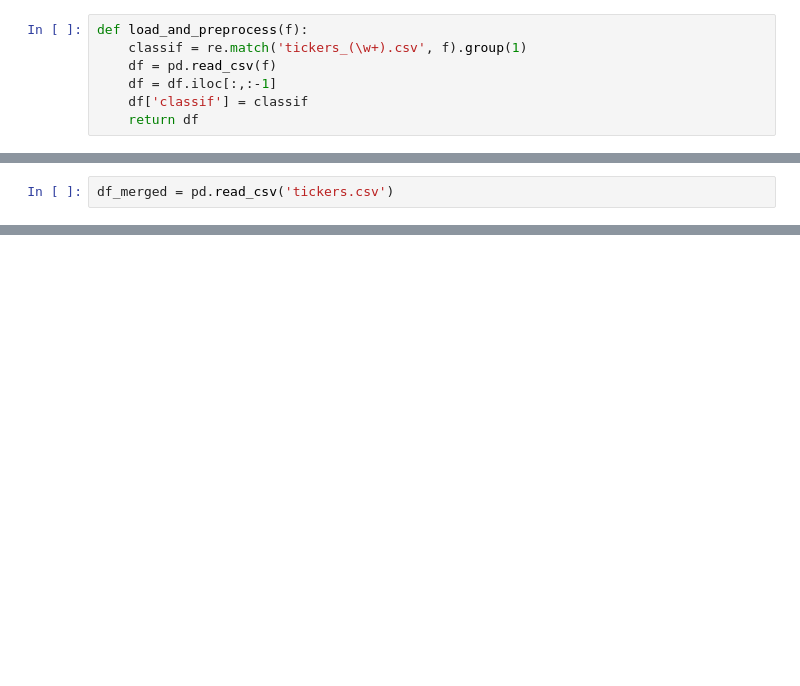
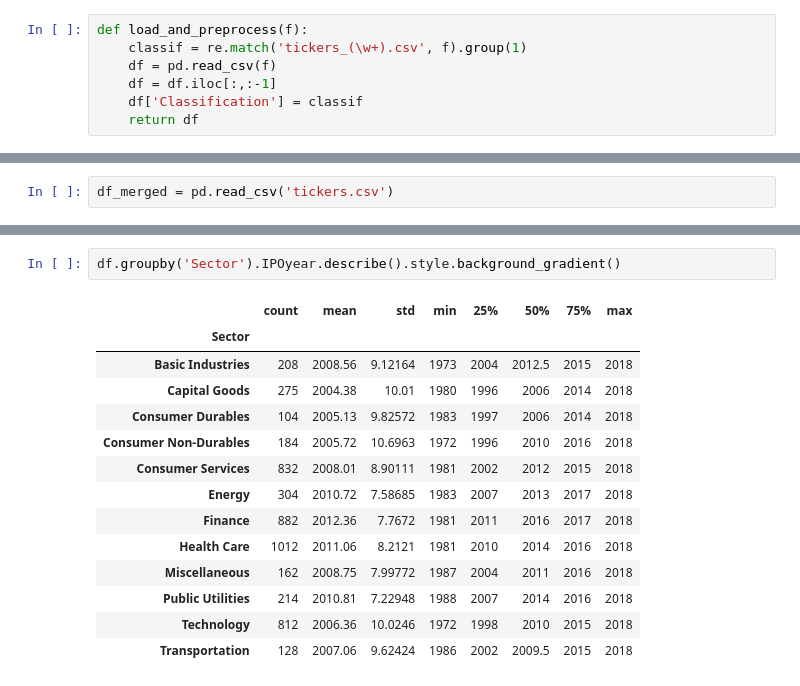
Before and after one commit to raymondmyu/trading, a Jupyter notebook: intrinio/tickers.ipynb, the cells around one changed output, grey strips where cells are left out. Cells and saved outputs as stored; diff of their text form; blank space fills up the shorter version.

```diff
--- a/intrinio/tickers.ipynb
+++ b/intrinio/tickers.ipynb
@@ -8,7 +14,7 @@ def load_and_preprocess(f):
     classif = re.match('tickers_(\w+).csv', f).group(1)
     df = pd.read_csv(f)
     df = df.iloc[:,:-1]
-    df['classif'] = classif
+    df['Classification'] = classif
     return df
 # %%
 dfs = [load_and_preprocess(f) for f in glob.glob('tickers_*.csv')]
@@ -80,0 +65,17 @@ dtype: object
+# %%
+df.groupby('Sector').IPOyear.describe().style.background_gradient()
+# %% [output]
+|  | count | mean | std | min | 25% | 50% | 75% | max |
+| Sector |  |  |  |  |  |  |  |  |
+| Basic Industries | 208 | 2008.56 | 9.12164 | 1973 | 2004 | 2012.5 | 2015 | 2018 |
+| Capital Goods | 275 | 2004.38 | 10.01 | 1980 | 1996 | 2006 | 2014 | 2018 |
+| Consumer Durables | 104 | 2005.13 | 9.82572 | 1983 | 1997 | 2006 | 2014 | 2018 |
+| Consumer Non-Durables | 184 | 2005.72 | 10.6963 | 1972 | 1996 | 2010 | 2016 | 2018 |
+| Consumer Services | 832 | 2008.01 | 8.90111 | 1981 | 2002 | 2012 | 2015 | 2018 |
+| Energy | 304 | 2010.72 | 7.58685 | 1983 | 2007 | 2013 | 2017 | 2018 |
+| Finance | 882 | 2012.36 | 7.7672 | 1981 | 2011 | 2016 | 2017 | 2018 |
+| Health Care | 1012 | 2011.06 | 8.2121 | 1981 | 2010 | 2014 | 2016 | 2018 |
+| Miscellaneous | 162 | 2008.75 | 7.99772 | 1987 | 2004 | 2011 | 2016 | 2018 |
+| Public Utilities | 214 | 2010.81 | 7.22948 | 1988 | 2007 | 2014 | 2016 | 2018 |
+| Technology | 812 | 2006.36 | 10.0246 | 1972 | 1998 | 2010 | 2015 | 2018 |
+| Transportation | 128 | 2007.06 | 9.62424 | 1986 | 2002 | 2009.5 | 2015 | 2018 |
```
Also changed, not shown: parts of 14 cells of this notebook, 6 other files.
